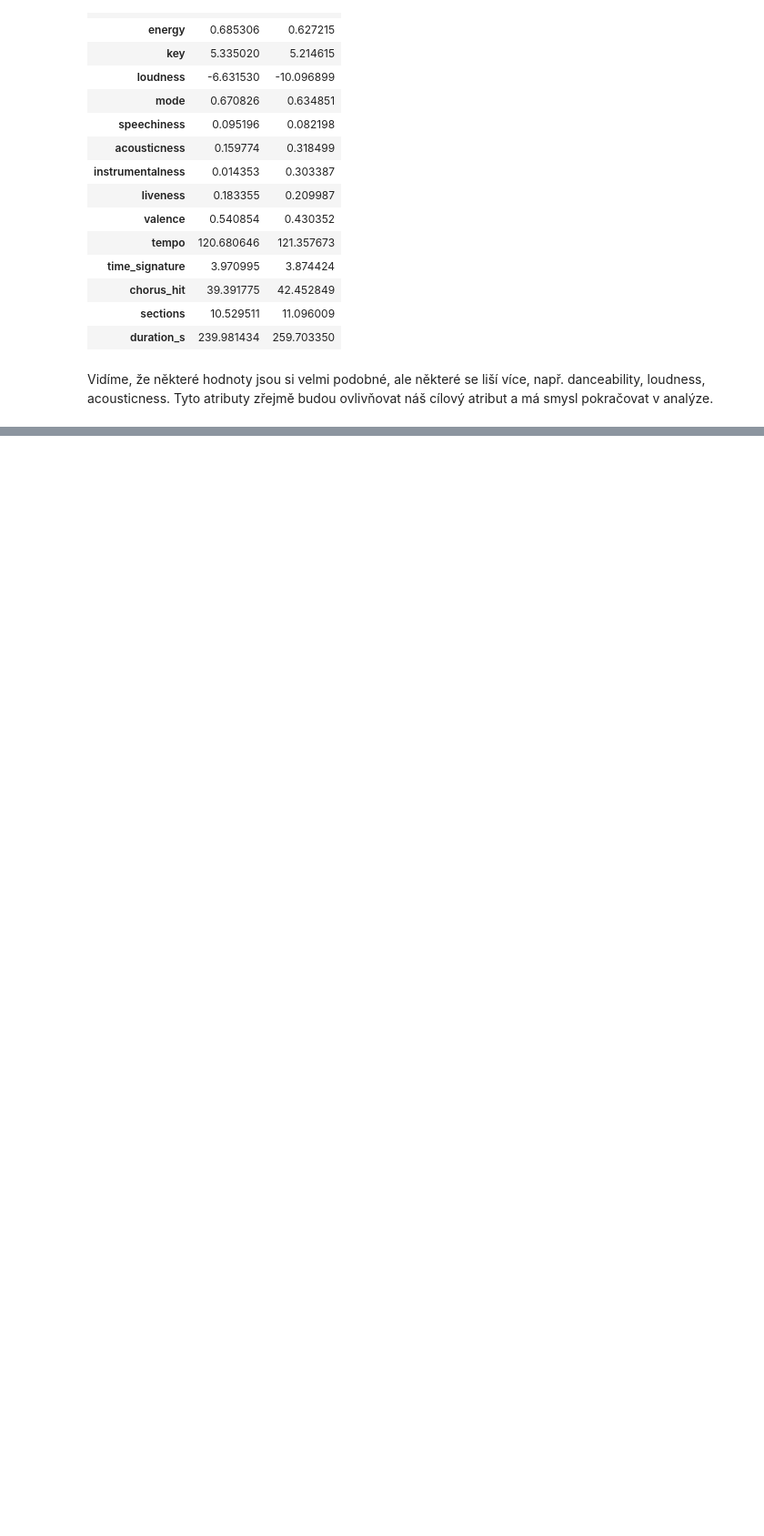
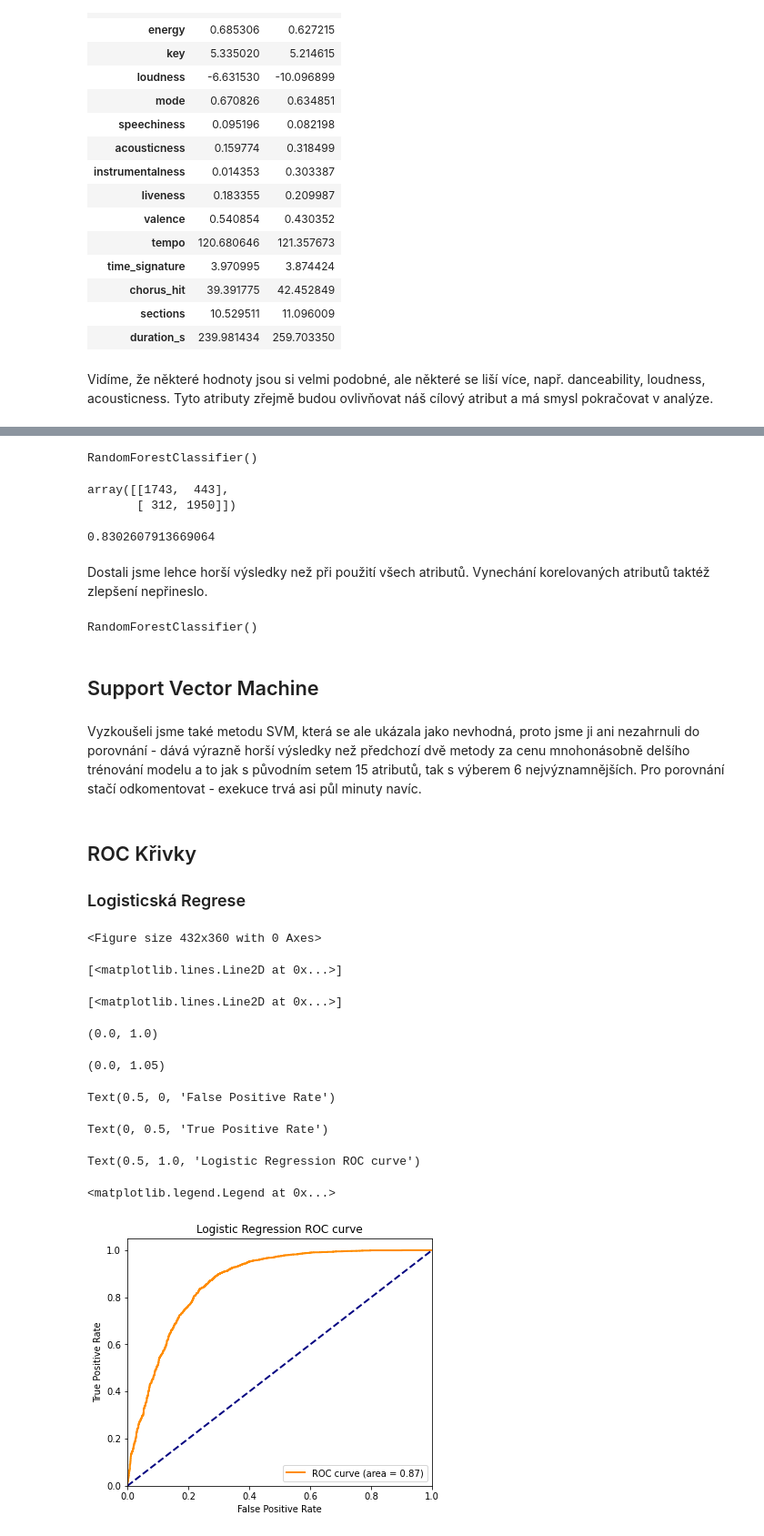
Before and after one commit to psorafa/4IZ565, a Jupyter notebook: spotify hit songs predictor.ipynb, the cells around one changed output, grey strips where cells are left out. Shown at 91% size. Cells and saved outputs as stored; diff of their text form; code cells hidden in the pictures; blank space fills up the shorter version.

```diff
--- a/spotify hit songs predictor.ipynb
+++ b/spotify hit songs predictor.ipynb
@@ -240,0 +406,35 @@ Text(0.5, 320.8, 'Predicted label')
+# %%
+indep_columns_subset = ['danceability', 'energy', 'acousticness', 'instrumentalness', 'duration_s', 'loudness']
+
+X = all_tracks[indep_columns_subset]
+
+X_train,X_test,y_train,y_test=train_test_split(X,y,test_size=0.25,random_state=0) # RFC vybírá data náhodně i přes definovaný seed,
+# proto se výsledky lehce lisí při každém spuštění
+
+model_RF.fit(X_train, y_train)
+
+y_pred_RF_2 = model_RF.predict(X_test)
+
+cnf_matrix = metrics.confusion_matrix(y_test, y_pred_RF_2)
+cnf_matrix
+
+accuracy_score(y_test, y_pred_RF_2)
+# %% [output]
+RandomForestClassifier()
+array([[1743,  443],
+       [ 312, 1950]])
+0.8302607913669064
+# %% [markdown]
+Dostali jsme lehce horší výsledky než při použití všech atributů. Vynechání korelovaných atributů taktéž zlepšení nepřineslo.
+# %%
+# reset hodnot zpět na všech 15 sloupců a fit na původní (lepší) RFC model
+X = all_tracks[features]
+y = all_tracks['hit']
+
+X_train,X_test,y_train,y_test=train_test_split(X,y,test_size=0.25,random_state=0)
+
+model_RF.fit(X_train, y_train)
+# %% [output]
+RandomForestClassifier()
+# %% [markdown]
+## Support Vector Machine
@@ -240,0 +456,35 @@ Text(0.5, 320.8, 'Predicted label')
+# %% [markdown]
+Vyzkoušeli jsme také metodu SVM, která se ale ukázala jako nevhodná, proto jsme ji ani nezahrnuli do porovnání - dává výrazně horší výsledky než předchozí dvě metody za cenu mnohonásobně delšího trénování modelu a to jak s původním setem 15 atributů, tak s výberem 6 nejvýznamnějších. Pro porovnání stačí odkomentovat - exekuce trvá asi půl minuty navíc.
+# %% [markdown]
+## ROC Křivky
+### Logisticská Regrese
+# %%
+from sklearn.metrics import roc_curve
+from sklearn.metrics import roc_auc_score
+
+y_test_probs = model_LR_cv.predict_proba(X_test)[:, 1]
+fpr, tpr, thresholds = roc_curve(y_test, y_test_probs)
+roc_auc = roc_auc_score(y_test, y_test_probs)
+plt.figure()
+lw = 2
+plt.plot(fpr, tpr, color='darkorange',
+         lw=lw, label='ROC curve (area = %0.2f)' % roc_auc)
+plt.plot([0, 1], [0, 1], color='navy', lw=lw, linestyle='--')
+plt.xlim([0.0, 1.0])
+plt.ylim([0.0, 1.05])
+plt.xlabel('False Positive Rate')
+plt.ylabel('True Positive Rate')
+plt.title('Logistic Regression ROC curve')
+plt.legend(loc="lower right")
+plt.show()
+# %% [output]
+<Figure size 432x360 with 0 Axes>
+[<matplotlib.lines.Line2D at 0x...>]
+[<matplotlib.lines.Line2D at 0x...>]
+(0.0, 1.0)
+(0.0, 1.05)
+Text(0.5, 0, 'False Positive Rate')
+Text(0, 0.5, 'True Positive Rate')
+Text(0.5, 1.0, 'Logistic Regression ROC curve')
+<matplotlib.legend.Legend at 0x...>
+[figure, added]
```
Also changed, not shown: parts of 36 cells of this notebook, 1 other file.
